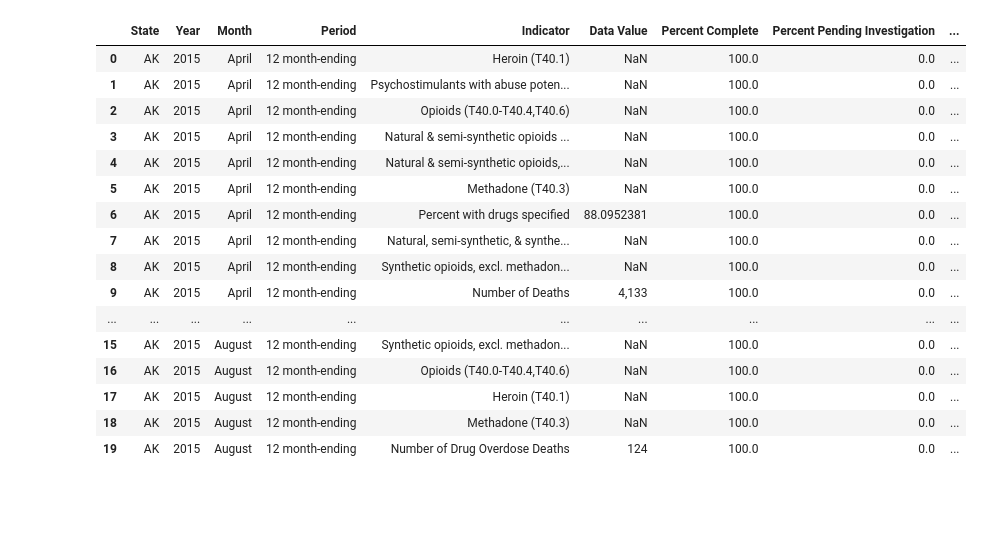
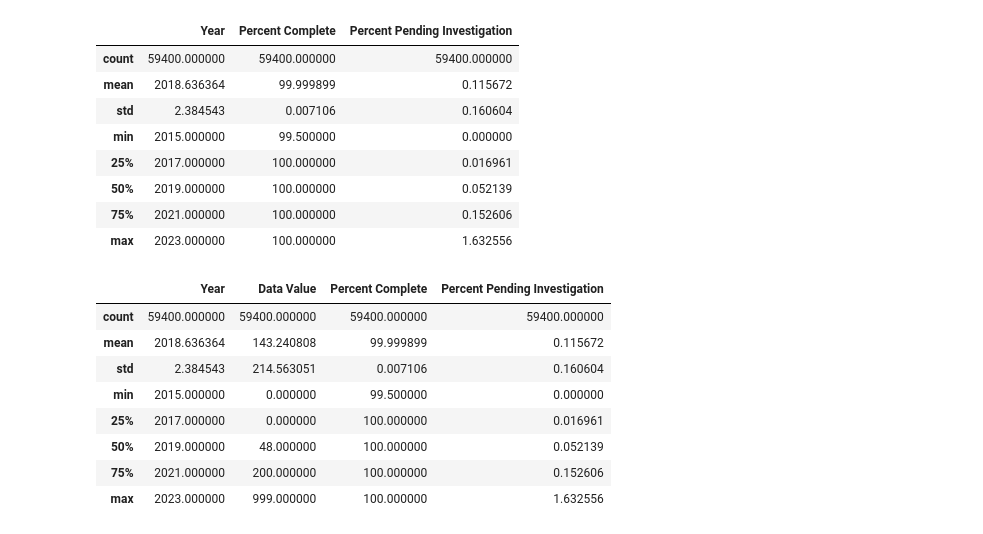
Before and after one commit to eyaskin23/ds3000final, a Jupyter notebook: eda.ipynb, the cells around one changed output. Cells and saved outputs as stored; diff of their text form; code cells hidden in the pictures; blank space fills up the shorter version.

Commit message:
data initialization

```diff
--- a/eda.ipynb
+++ b/eda.ipynb
@@ -1,22 +1,48 @@
 # %%
 import pandas as pd
 df = pd.read_csv('VSRR_Provisional_Drug_Overdose_Death_Counts.csv')
-df.head(20)
+df.head(10)
 # %% [output]
-|  | State | Year | Month | Period | Indicator | Data Value | Percent Complete | Percent Pending Investigation | ... |
-| 0 | AK | 2015 | April | 12 month-ending | Heroin (T40.1) | NaN | 100.0 | 0.0 | ... |
-| 1 | AK | 2015 | April | 12 month-ending | Psychostimulants with abuse poten... | NaN | 100.0 | 0.0 | ... |
-| 2 | AK | 2015 | April | 12 month-ending | Opioids (T40.0-T40.4,T40.6) | NaN | 100.0 | 0.0 | ... |
-| 3 | AK | 2015 | April | 12 month-ending | Natural & semi-synthetic opioids ... | NaN | 100.0 | 0.0 | ... |
-| 4 | AK | 2015 | April | 12 month-ending | Natural & semi-synthetic opioids,... | NaN | 100.0 | 0.0 | ... |
-| 5 | AK | 2015 | April | 12 month-ending | Methadone (T40.3) | NaN | 100.0 | 0.0 | ... |
-| 6 | AK | 2015 | April | 12 month-ending | Percent with drugs specified | 88.0952381 | 100.0 | 0.0 | ... |
-| 7 | AK | 2015 | April | 12 month-ending | Natural, semi-synthetic, & synthe... | NaN | 100.0 | 0.0 | ... |
-| 8 | AK | 2015 | April | 12 month-ending | Synthetic opioids, excl. methadon... | NaN | 100.0 | 0.0 | ... |
-| 9 | AK | 2015 | April | 12 month-ending | Number of Deaths | 4,133 | 100.0 | 0.0 | ... |
-| ... | ... | ... | ... | ... | ... | ... | ... | ... | ... |
-| 15 | AK | 2015 | August | 12 month-ending | Synthetic opioids, excl. methadon... | NaN | 100.0 | 0.0 | ... |
-| 16 | AK | 2015 | August | 12 month-ending | Opioids (T40.0-T40.4,T40.6) | NaN | 100.0 | 0.0 | ... |
-| 17 | AK | 2015 | August | 12 month-ending | Heroin (T40.1) | NaN | 100.0 | 0.0 | ... |
-| 18 | AK | 2015 | August | 12 month-ending | Methadone (T40.3) | NaN | 100.0 | 0.0 | ... |
-| 19 | AK | 2015 | August | 12 month-ending | Number of Drug Overdose Deaths | 124 | 100.0 | 0.0 | ... |
+|  | Year | Percent Complete | Percent Pending Investigation |
+| count | 59400.000000 | 59400.000000 | 59400.000000 |
+| mean | 2018.636364 | 99.999899 | 0.115672 |
+| std | 2.384543 | 0.007106 | 0.160604 |
+| min | 2015.000000 | 99.500000 | 0.000000 |
+| 25% | 2017.000000 | 100.000000 | 0.016961 |
+| 50% | 2019.000000 | 100.000000 | 0.052139 |
+| 75% | 2021.000000 | 100.000000 | 0.152606 |
+| max | 2023.000000 | 100.000000 | 1.632556 |
+# %%
+import pandas as pd
+import matplotlib.pyplot as plt
+import seaborn as sns
+
+
+df['State'] = df['State'].astype("string")
+df['Period'] = df['Period'].astype("string")
+df['Indicator'] = df['Indicator'].astype("string")
+
+df['Data Value'] = pd.to_numeric(df['Data Value'], errors='coerce')
+
+df['Data Value'] = df['Data Value'].fillna(0).astype("int64")
+
+df['Month'] = df['Month'].astype("string")
+df['Footnote'] = df['Footnote'].astype("string")
+df['Footnote Symbol'] = df['Footnote Symbol'].astype("string")
+df['State Name'] = df['State Name'].astype("string")
+df['Predicted Value'] = df['Predicted Value'].astype("string")
+
+df = df.dropna(subset=['Percent Complete'])
+df = df.dropna(subset=['Percent Pending Investigation'])
+
+df.describe()
+# %% [output]
+|  | Year | Data Value | Percent Complete | Percent Pending Investigation |
+| count | 59400.000000 | 59400.000000 | 59400.000000 | 59400.000000 |
+| mean | 2018.636364 | 143.240808 | 99.999899 | 0.115672 |
+| std | 2.384543 | 214.563051 | 0.007106 | 0.160604 |
+| min | 2015.000000 | 0.000000 | 99.500000 | 0.000000 |
+| 25% | 2017.000000 | 0.000000 | 100.000000 | 0.016961 |
+| 50% | 2019.000000 | 48.000000 | 100.000000 | 0.052139 |
+| 75% | 2021.000000 | 200.000000 | 100.000000 | 0.152606 |
+| max | 2023.000000 | 999.000000 | 100.000000 | 1.632556 |
```
Also changed, not shown: parts of 1 cell of this notebook.
